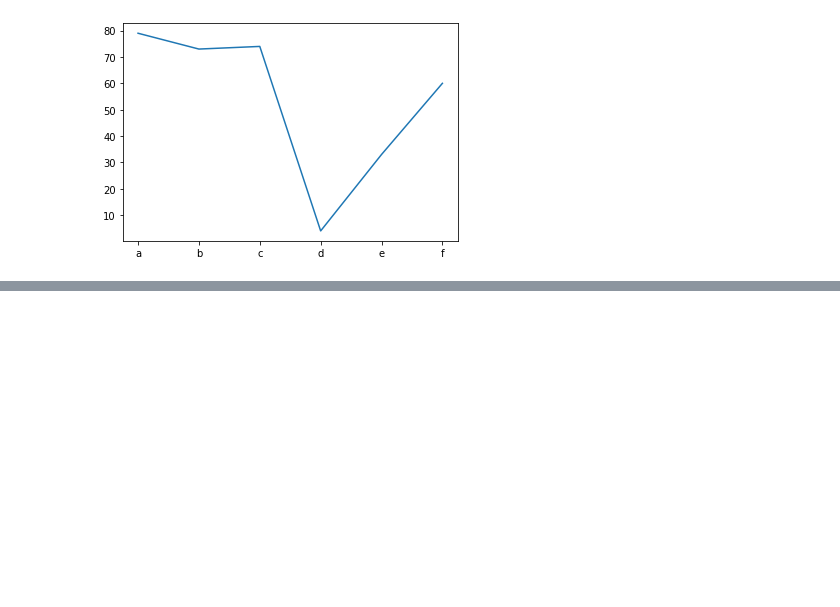
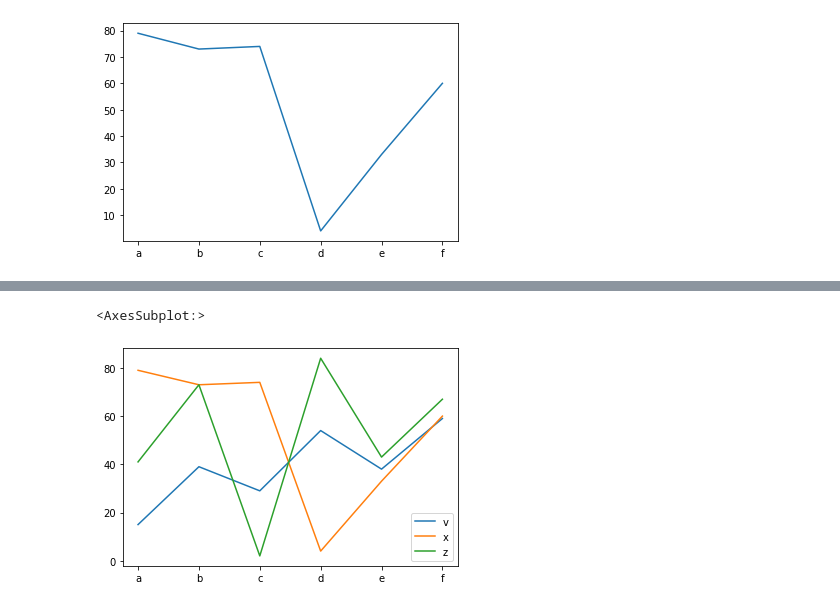
Before and after one commit to ramlaxman/cisco-2020-oct-14-plotting, a Jupyter notebook: Cisco 2020 October 14 — Pandas plotting.ipynb, the cells around one changed output, grey strips where cells are left out. Cells and saved outputs as stored; diff of their text form; code cells hidden in the pictures; blank space fills up the shorter version.

```diff
--- a/Cisco 2020 October 14 — Pandas plotting.ipynb
+++ b/Cisco 2020 October 14 — Pandas plotting.ipynb
@@ -196,0 +212,5 @@ df['x'].plot.line()
+# %%
+df[['v', 'x', 'z']].plot.line()
+# %% [output]
+<AxesSubplot:>
+[figure, added]
```
Also changed, not shown: parts of 3 cells of this notebook.
